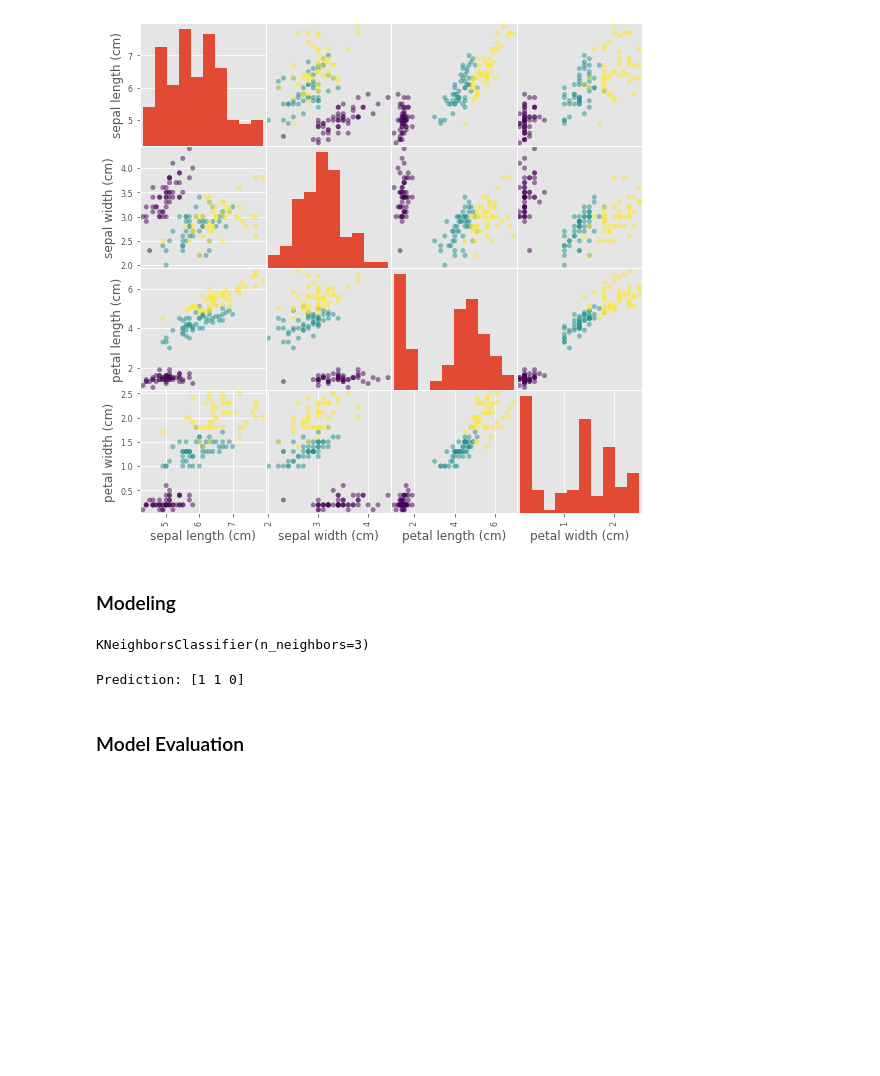
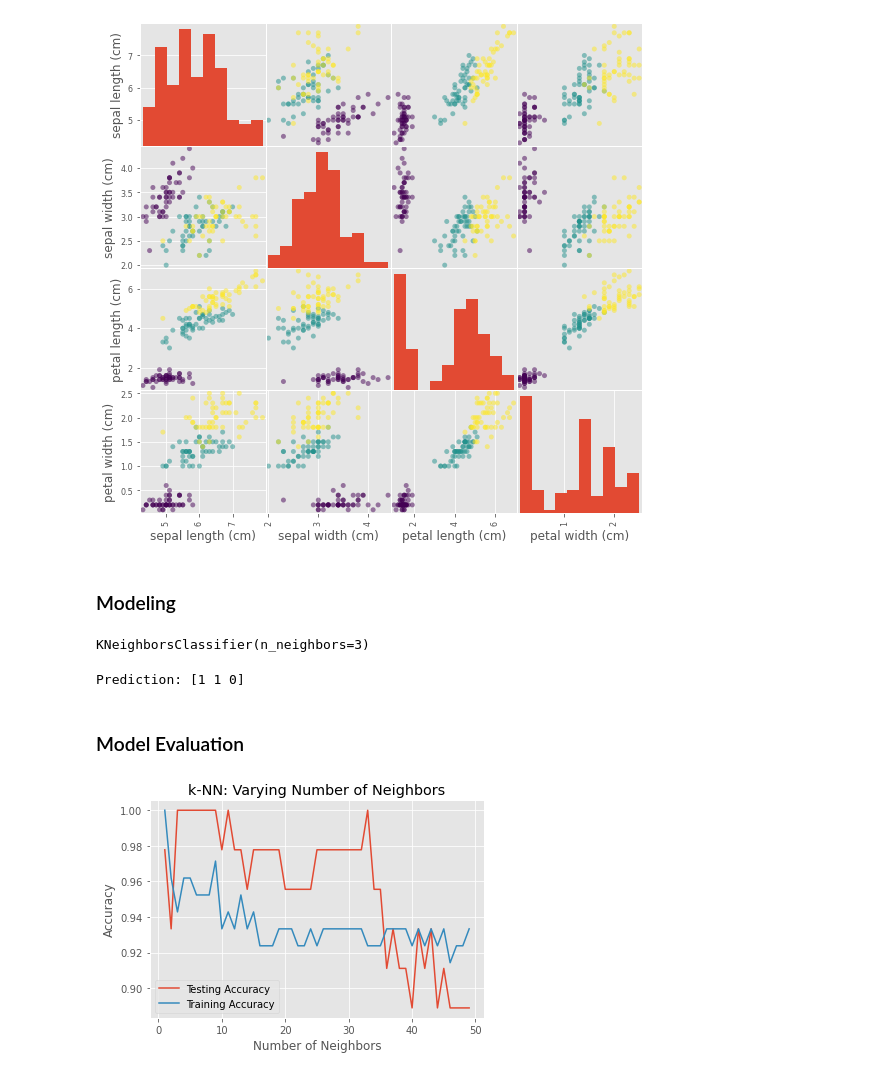
Before and after one commit to rmarinplana/personalProjects, a Jupyter notebook: supervised_learning_study.ipynb, the cells around one changed output. Cells and saved outputs as stored; diff of their text form; code cells hidden in the pictures; blank space fills up the shorter version.

```diff
--- a/supervised_learning_study.ipynb
+++ b/supervised_learning_study.ipynb
@@ -63,0 +65,25 @@ X_train, X_test, y_train, y_test = train_test_split(df, y, test_size=0.3, random
+# %%
+from sklearn.model_selection import train_test_split
+X_train, X_test, y_train, y_test = train_test_split(df, y, test_size=0.3, random_state=0, stratify=y)
+neighbors = np.arange(1, 50)
+train_accuracy = np.empty(len(neighbors))
+test_accuracy = np.empty(len(neighbors))
+
+for i, k in enumerate(neighbors):
+    knn = KNeighborsClassifier(n_neighbors=k)
+    knn.fit(X_train, y_train)
+    train_accuracy[i] = knn.score(X_train, y_train)
+    test_accuracy[i] = knn.score(X_test, y_test)
+
+plt.title('k-NN: Varying Number of Neighbors')
+plt.plot(neighbors, test_accuracy, label = 'Testing Accuracy')
+plt.plot(neighbors, train_accuracy, label = 'Training Accuracy')
+plt.legend()
+plt.xlabel('Number of Neighbors')
+plt.ylabel('Accuracy')
+plt.show()
+# Best test accuracy for K between 3 and 9
+# Smaller K: mode complex model -> tendency to overfit
+# Larger K: simpler model -> tendency to underfit
+# %% [output]
+[figure, added]
```
Also changed, not shown: parts of 7 cells of this notebook.
